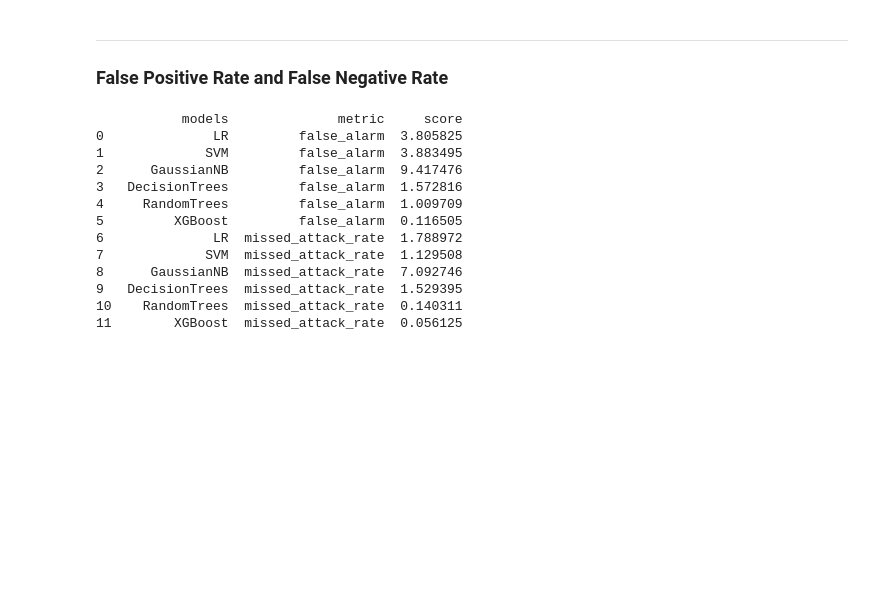
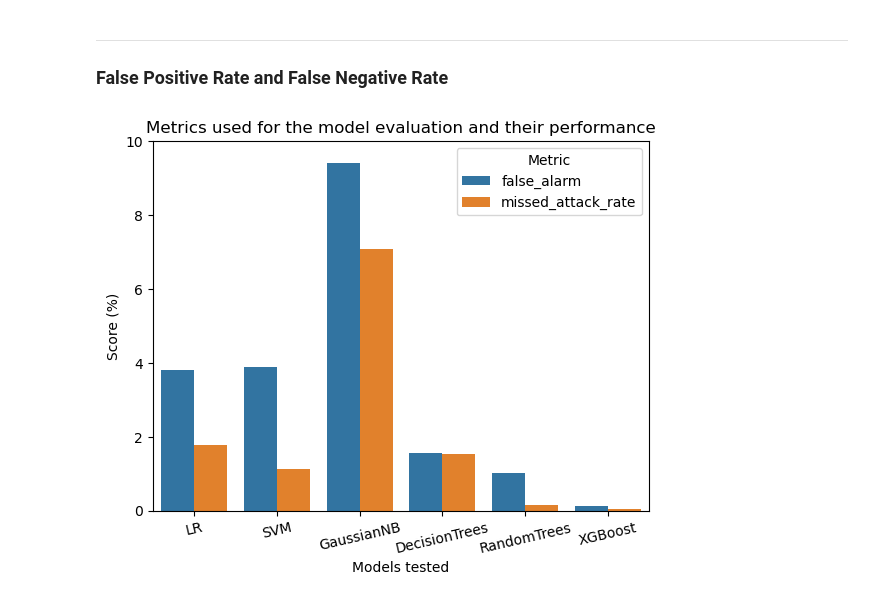
Before and after one commit to suzaladhikari/Network_Intrusion_Detector, a Jupyter notebook: Model's Performance /modelsperformance.ipynb, the cells around one changed output. Drawn from its saved outputs; the diff is of its cells as text; code cells hidden in the pictures; blank space fills up the shorter version.

```diff
--- a/Model's Performance /modelsperformance.ipynb
+++ b/Model's Performance /modelsperformance.ipynb
@@ -152,17 +152,15 @@ plt.show()
 ### False Positive Rate and False Negative Rate
 # %%
 fpr_fnr = data.melt(id_vars = 'models', value_vars = ['false_alarm', 'missed_attack_rate'], var_name = 'metric', value_name= 'score')
+
+sns.barplot(x = 'models', y = 'score', data = fpr_fnr, hue = 'metric')
+plt.ylim(0, 10)
+plt.xticks(rotation=13)
+plt.xlabel("Models tested")
+plt.ylabel('Score (%)')
+plt.title("Metrics used for the model evaluation and their performance")
+plt.legend(title='Metric')
+plt.savefig('../Model Pictures/fnr_fpr.png')
+plt.show()
 # %% [output]
-           models              metric     score
-0              LR         false_alarm  3.805825
-1             SVM         false_alarm  3.883495
-2      GaussianNB         false_alarm  9.417476
-3   DecisionTrees         false_alarm  1.572816
-4     RandomTrees         false_alarm  1.009709
-5         XGBoost         false_alarm  0.116505
-6              LR  missed_attack_rate  1.788972
-7             SVM  missed_attack_rate  1.129508
-8      GaussianNB  missed_attack_rate  7.092746
-9   DecisionTrees  missed_attack_rate  1.529395
-10    RandomTrees  missed_attack_rate  0.140311
-11        XGBoost  missed_attack_rate  0.056125
+[figure, added]
```
Also changed, not shown: parts of 2 cells of this notebook.
